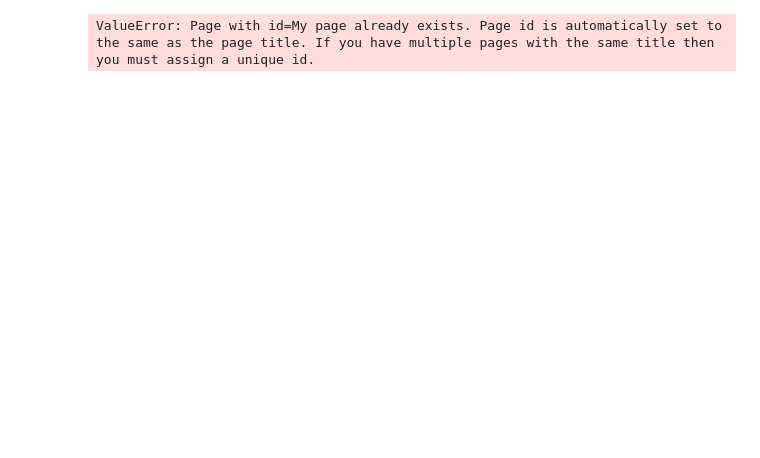
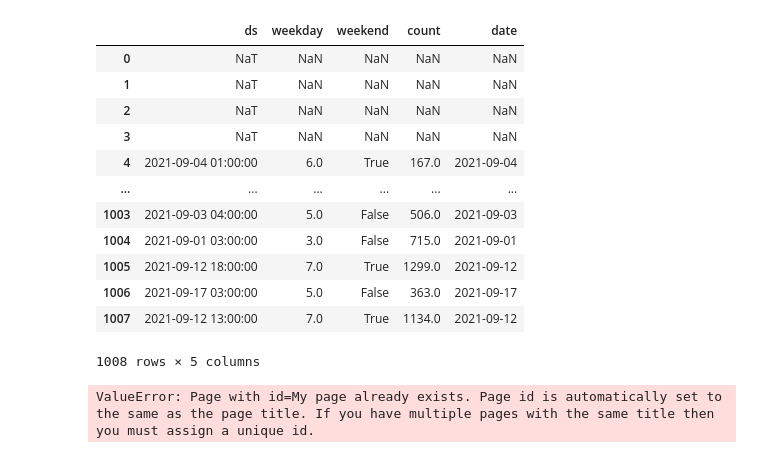
Before and after one commit to aleks-haksly/VIZRO, a Jupyter notebook: demos/heatmap.ipynb, the cells around one changed output. Cells and saved outputs as stored; diff of their text form; code cells hidden in the pictures; blank space fills up the shorter version.

```diff
--- a/demos/heatmap.ipynb
+++ b/demos/heatmap.ipynb
@@ -42,3 +60,19 @@ array([[1347,  929, 1012, 1039, 1238, 1067,  968,  942, 1010, 1029, 1100,
+# %%
+df.groupby(["platform", 'hour']).shift(1)
+# %% [output]
+|  | ds | weekday | weekend | count | date |
+| 0 | NaT | NaN | NaN | NaN | NaN |
+| 1 | NaT | NaN | NaN | NaN | NaN |
+| 2 | NaT | NaN | NaN | NaN | NaN |
+| 3 | NaT | NaN | NaN | NaN | NaN |
+| 4 | 2021-09-04 01:00:00 | 6.0 | True | 167.0 | 2021-09-04 |
+| ... | ... | ... | ... | ... | ... |
+| 1003 | 2021-09-03 04:00:00 | 5.0 | False | 506.0 | 2021-09-03 |
+| 1004 | 2021-09-01 03:00:00 | 3.0 | False | 715.0 | 2021-09-01 |
+| 1005 | 2021-09-12 18:00:00 | 7.0 | True | 1299.0 | 2021-09-12 |
+| 1006 | 2021-09-17 03:00:00 | 5.0 | False | 363.0 | 2021-09-17 |
+| 1007 | 2021-09-12 13:00:00 | 7.0 | True | 1134.0 | 2021-09-12 |
+1008 rows × 5 columns
 # %%
 import vizro.models as vm
 import vizro.plotly.express as px
```
Also changed, not shown: parts of 10 cells of this notebook.
